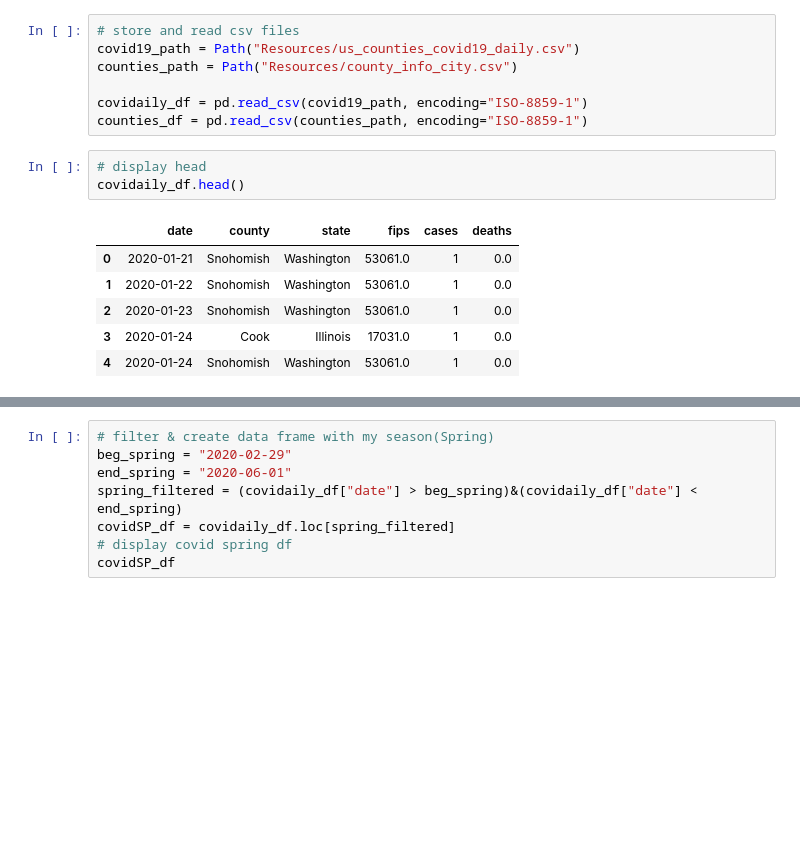
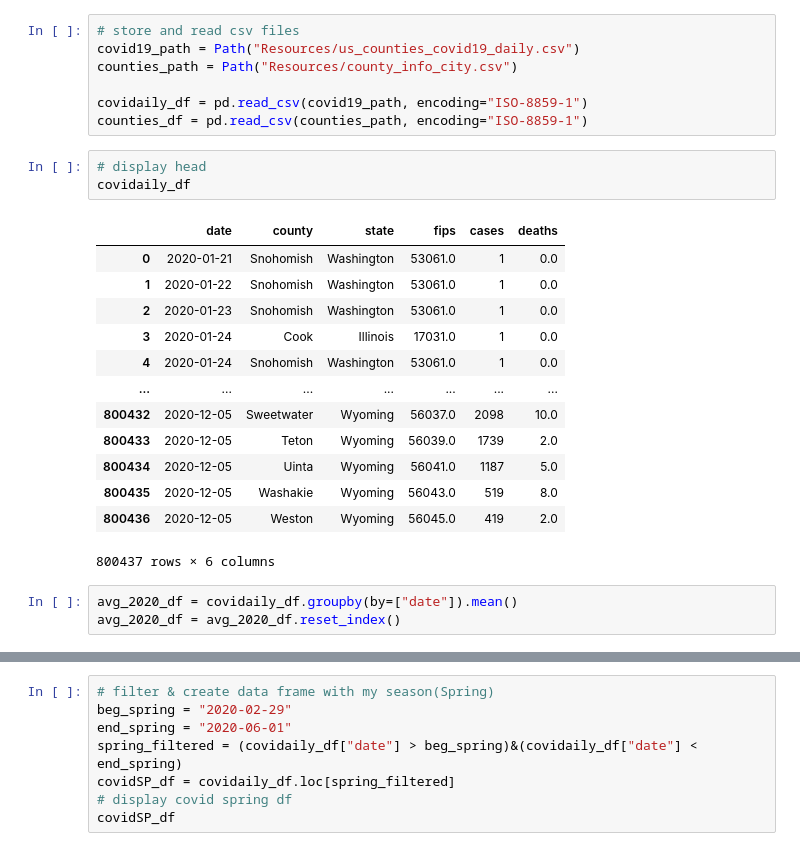
Before and after one commit to ryankracaw/project-one, a Jupyter notebook: spring.ipynb, the cells around one changed output, grey strips where cells are left out. Cells and saved outputs as stored; diff of their text form; blank space fills up the shorter version.

```diff
--- a/spring.ipynb
+++ b/spring.ipynb
@@ -21,11 +21,21 @@ covidaily_df = pd.read_csv(covid19_path, encoding="ISO-8859-1")
 counties_df = pd.read_csv(counties_path, encoding="ISO-8859-1")
 # %%
 # display head
-covidaily_df.head()
+covidaily_df
 # %% [output]
 |  | date | county | state | fips | cases | deaths |
 | 0 | 2020-01-21 | Snohomish | Washington | 53061.0 | 1 | 0.0 |
 | 1 | 2020-01-22 | Snohomish | Washington | 53061.0 | 1 | 0.0 |
 | 2 | 2020-01-23 | Snohomish | Washington | 53061.0 | 1 | 0.0 |
 | 3 | 2020-01-24 | Cook | Illinois | 17031.0 | 1 | 0.0 |
 | 4 | 2020-01-24 | Snohomish | Washington | 53061.0 | 1 | 0.0 |
+| ... | ... | ... | ... | ... | ... | ... |
+| 800432 | 2020-12-05 | Sweetwater | Wyoming | 56037.0 | 2098 | 10.0 |
+| 800433 | 2020-12-05 | Teton | Wyoming | 56039.0 | 1739 | 2.0 |
+| 800434 | 2020-12-05 | Uinta | Wyoming | 56041.0 | 1187 | 5.0 |
+| 800435 | 2020-12-05 | Washakie | Wyoming | 56043.0 | 519 | 8.0 |
+| 800436 | 2020-12-05 | Weston | Wyoming | 56045.0 | 419 | 2.0 |
+800437 rows × 6 columns
+# %%
+avg_2020_df = covidaily_df.groupby(by=["date"]).mean()
+avg_2020_df = avg_2020_df.reset_index()
```
Also changed, not shown: parts of 6 cells of this notebook.
